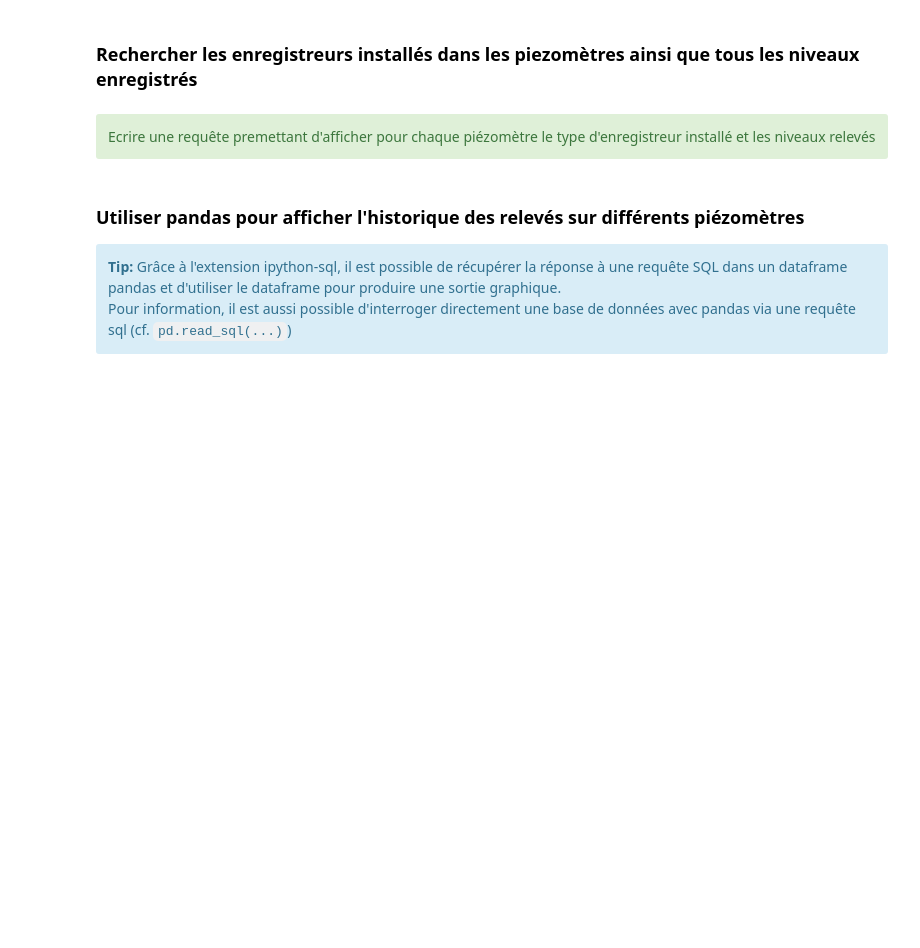
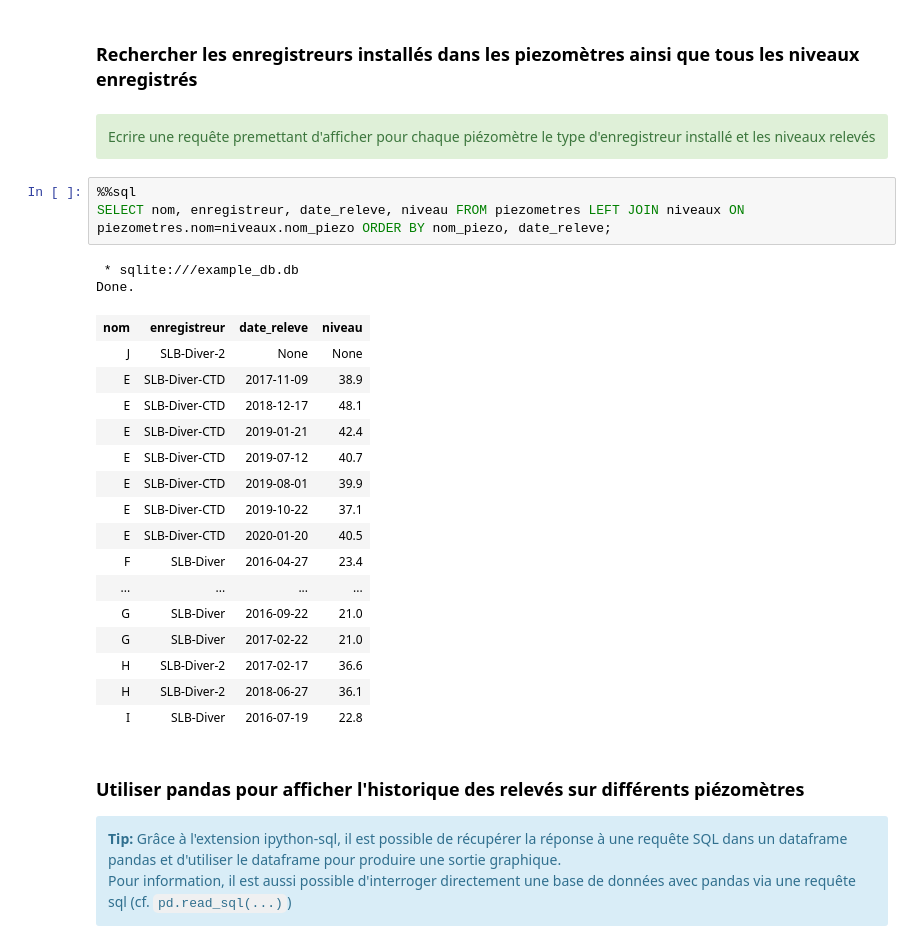
Before and after one commit to kaufmanno/SIG, a Jupyter notebook: SIG/Exercices/Ex01/Exercice_1.ipynb, the cells around one changed output. Cells and saved outputs as stored; diff of their text form; blank space fills up the shorter version.

```diff
--- a/SIG/Exercices/Ex01/Exercice_1.ipynb
+++ b/SIG/Exercices/Ex01/Exercice_1.ipynb
@@ -356,6 +607,28 @@ SELECT * FROM niveaux ORDER BY nom_piezo, date_releve;
 <div class="alert alert-block alert-success">
     Ecrire une requête premettant d'afficher pour chaque piézomètre le type d'enregistreur installé et les niveaux relevés
 </div>
+# %%
+%%sql
+SELECT nom, enregistreur, date_releve, niveau FROM piezometres LEFT JOIN niveaux ON piezometres.nom=niveaux.nom_piezo ORDER BY nom_piezo, date_releve;
+# %% [output]
+ * sqlite:///example_db.db
+Done.
+| nom | enregistreur | date_releve | niveau |
+| J | SLB-Diver-2 | None | None |
+| E | SLB-Diver-CTD | 2017-11-09 | 38.9 |
+| E | SLB-Diver-CTD | 2018-12-17 | 48.1 |
+| E | SLB-Diver-CTD | 2019-01-21 | 42.4 |
+| E | SLB-Diver-CTD | 2019-07-12 | 40.7 |
+| E | SLB-Diver-CTD | 2019-08-01 | 39.9 |
+| E | SLB-Diver-CTD | 2019-10-22 | 37.1 |
+| E | SLB-Diver-CTD | 2020-01-20 | 40.5 |
+| F | SLB-Diver | 2016-04-27 | 23.4 |
+| ... | ... | ... | ... |
+| G | SLB-Diver | 2016-09-22 | 21.0 |
+| G | SLB-Diver | 2017-02-22 | 21.0 |
+| H | SLB-Diver-2 | 2017-02-17 | 36.6 |
+| H | SLB-Diver-2 | 2018-06-27 | 36.1 |
+| I | SLB-Diver | 2016-07-19 | 22.8 |
 # %% [markdown]
 ### Utiliser pandas pour afficher l'historique des relevés sur  différents piézomètres
 <div class="alert alert-block alert-info">
```
Also changed, not shown: parts of 44 cells of this notebook, 1 other file.
